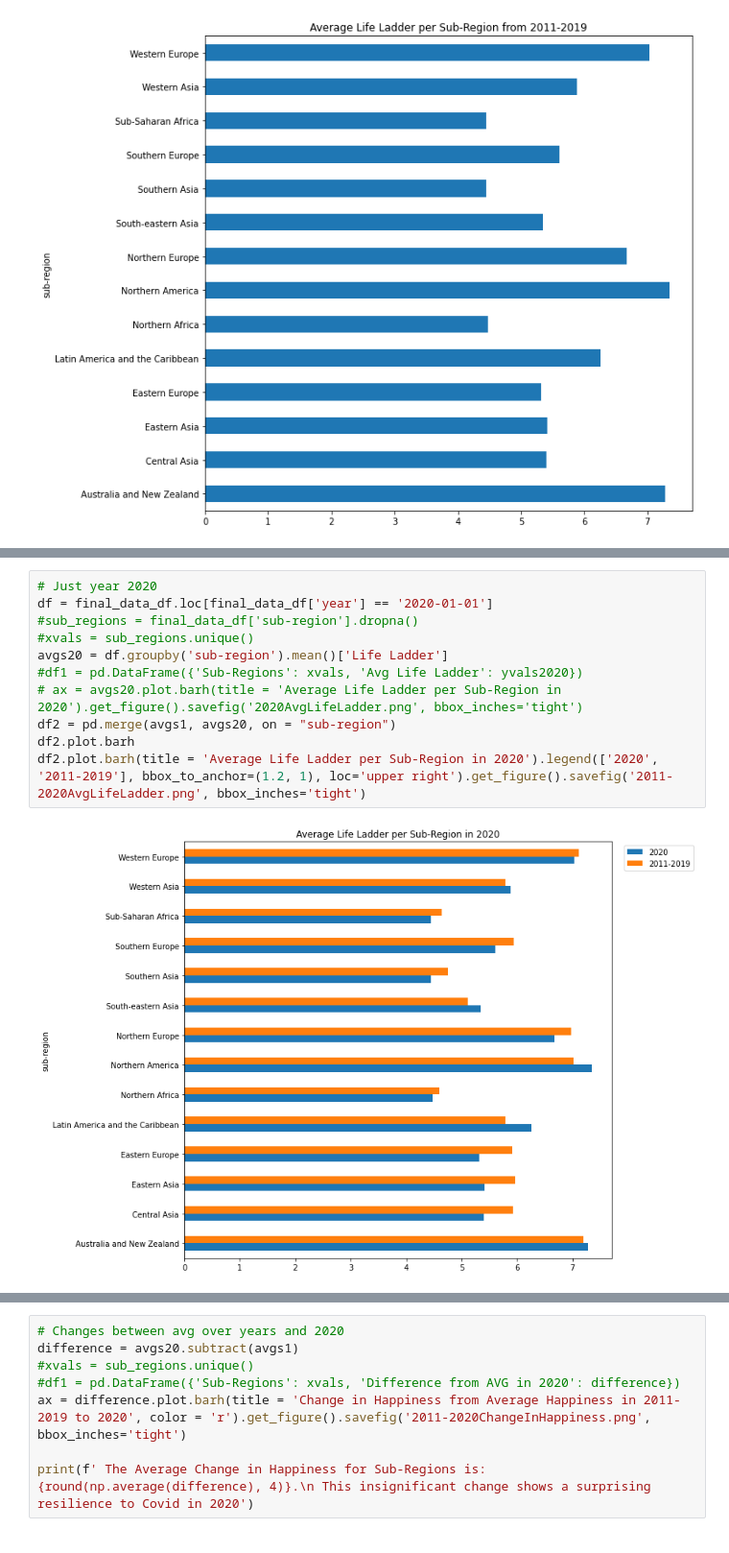
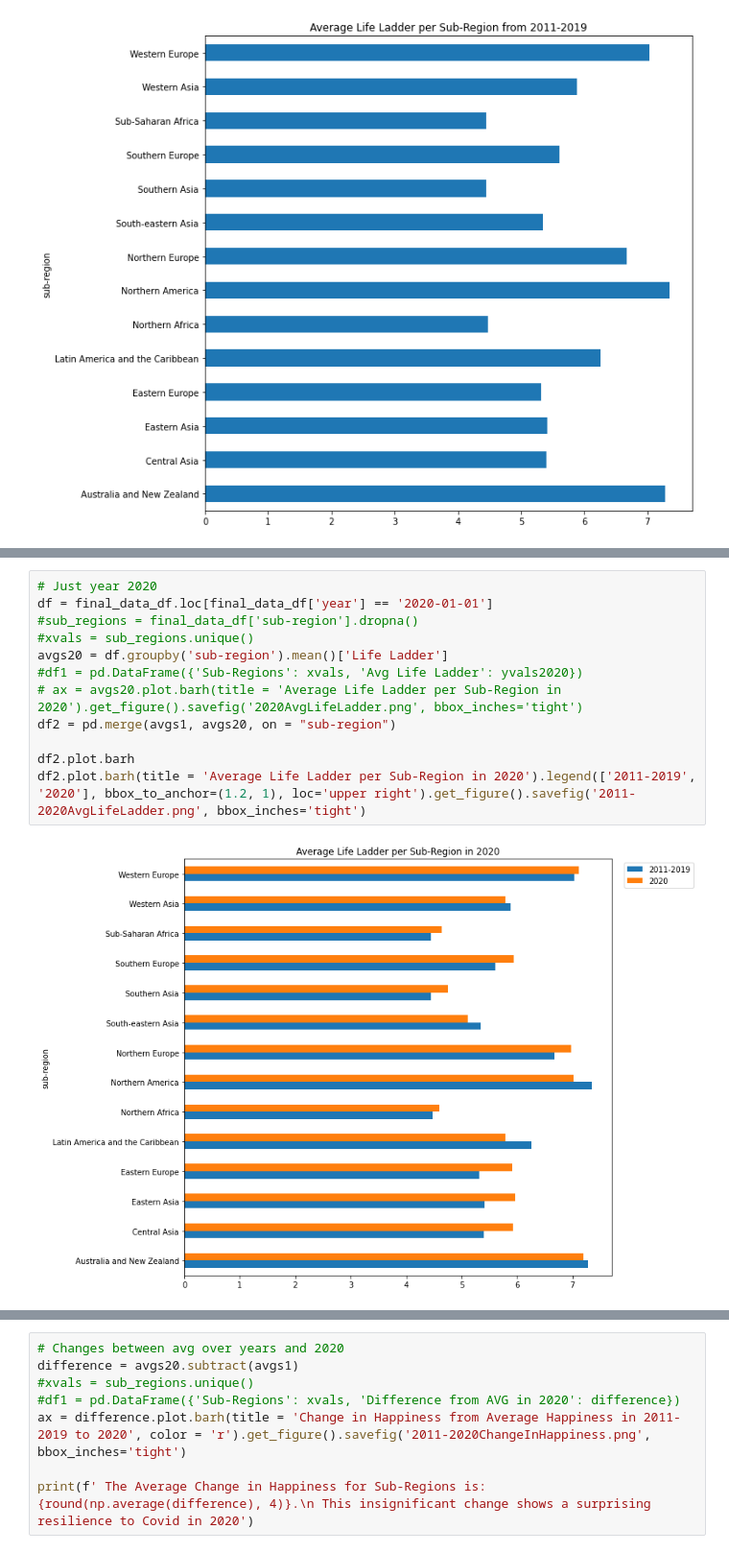
Before and after one commit to SimplyLizzy/FactorsOfHappinness, a Jupyter notebook: Avg Life Ladder vs. Sub-Region.ipynb, the cells around one changed output, grey strips where cells are left out. Shown at 96% size. Saved outputs shown, nothing was run; the diff lists cells and outputs as text.

```diff
--- a/Avg Life Ladder vs. Sub-Region.ipynb
+++ b/Avg Life Ladder vs. Sub-Region.ipynb
@@ -163,13 +142,14 @@ fig.savefig("2011-2020SocialSupportSubRegions.png", bbox_inches='tight')
 # %%
 # Just year 2020
 df = final_data_df.loc[final_data_df['year'] == '2020-01-01']
 #sub_regions = final_data_df['sub-region'].dropna()
 #xvals = sub_regions.unique()
 avgs20 = df.groupby('sub-region').mean()['Life Ladder']
 #df1 = pd.DataFrame({'Sub-Regions': xvals, 'Avg Life Ladder': yvals2020})
 # ax = avgs20.plot.barh(title = 'Average Life Ladder per Sub-Region in 2020').get_figure().savefig('2020AvgLifeLadder.png', bbox_inches='tight')
 df2 = pd.merge(avgs1, avgs20, on = "sub-region")
+
 df2.plot.barh
-df2.plot.barh(title = 'Average Life Ladder per Sub-Region in 2020').legend(['2020', '2011-2019'], bbox_to_anchor=(1.2, 1), loc='upper right').get_figure().savefig('2011-2020AvgLifeLadder.png', bbox_inches='tight')
+df2.plot.barh(title = 'Average Life Ladder per Sub-Region in 2020').legend(['2011-2019', '2020'], bbox_to_anchor=(1.2, 1), loc='upper right').get_figure().savefig('2011-2020AvgLifeLadder.png', bbox_inches='tight')
 # %% [output]
-[figure, old version]
+[figure, new version]
```
Also changed, not shown: parts of 12 cells of this notebook, 7 other files.
